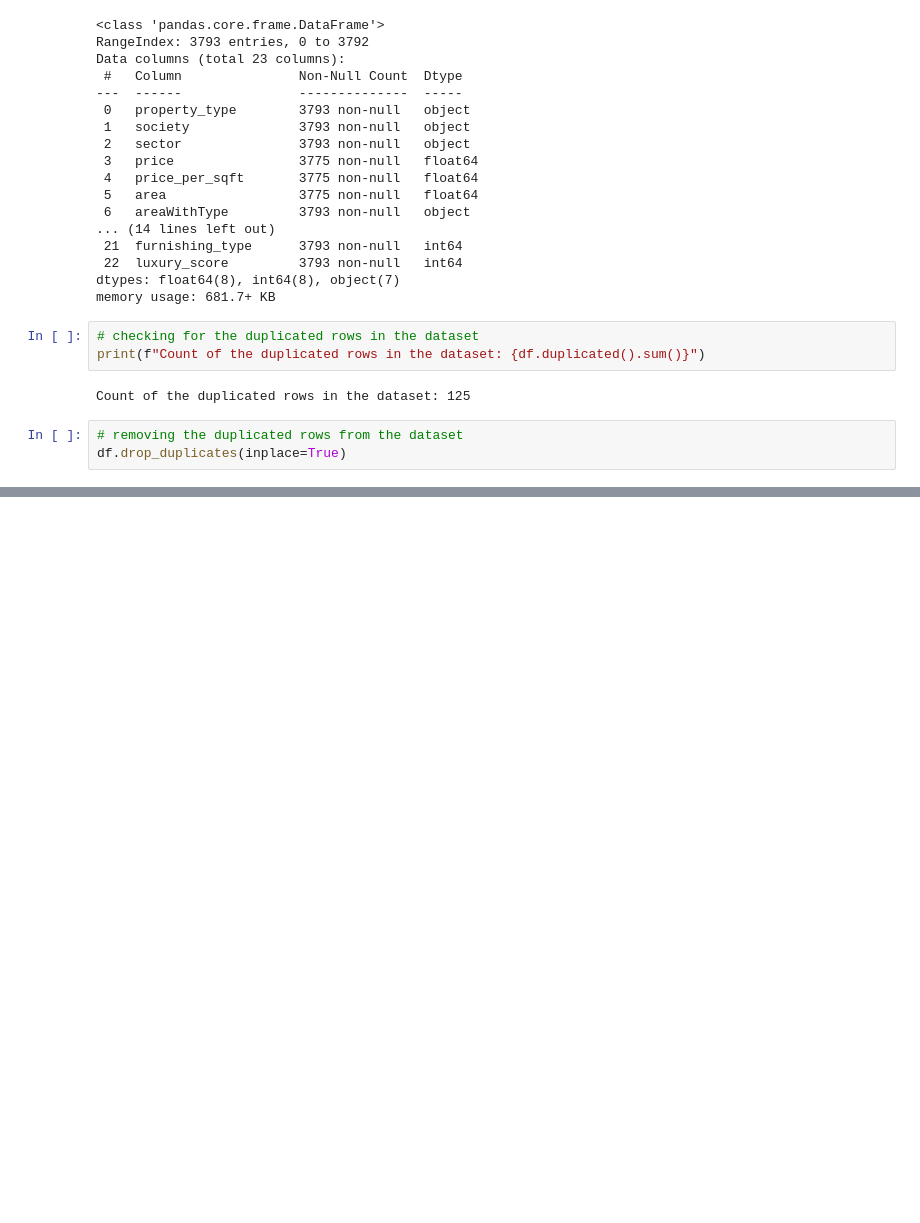
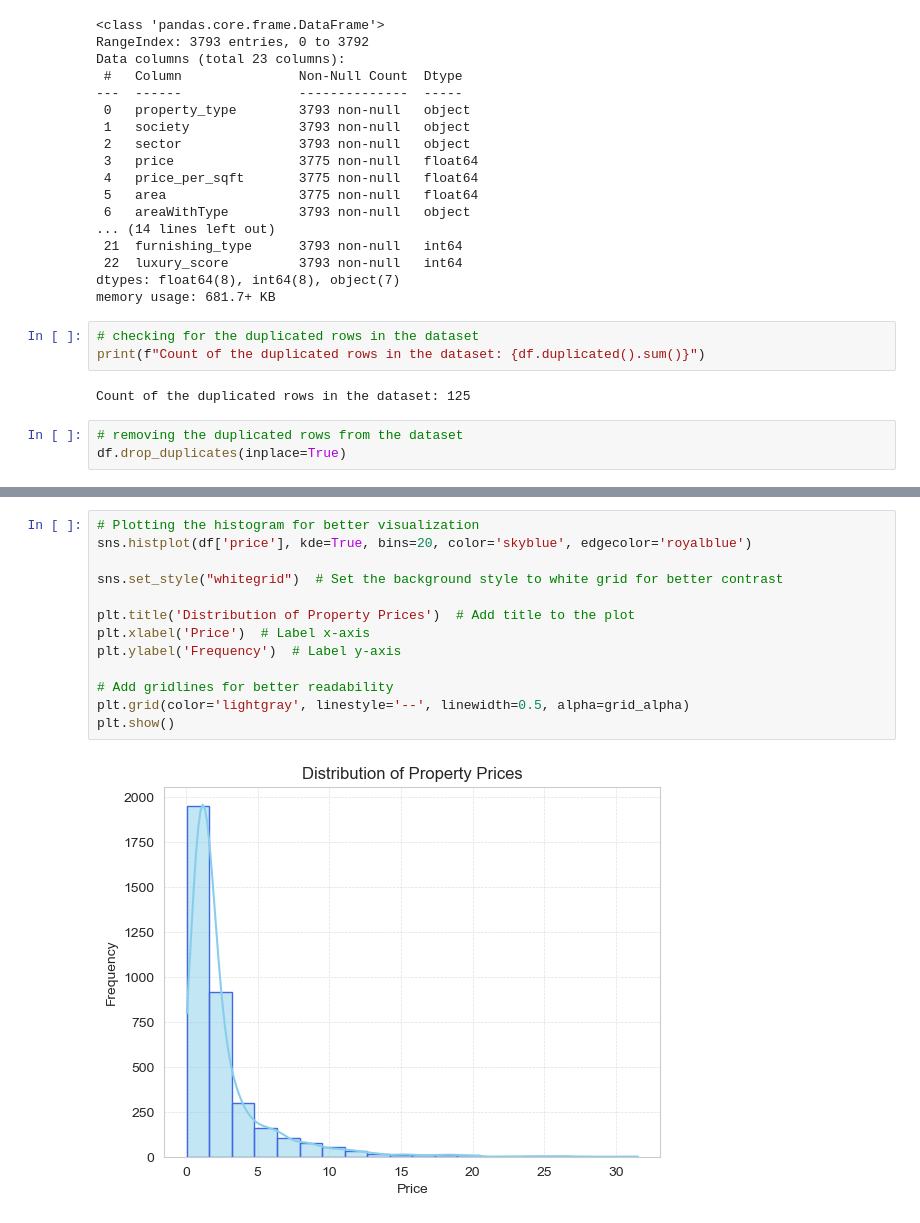
Before and after one commit to 07Sada/real-estate-property-price-predictor, a Jupyter notebook: notebooks/EDA-univariant_analysis_#05.ipynb, the cells around one changed output, grey strips where cells are left out. Drawn from its saved outputs; the diff is of its cells as text; blank space fills up the shorter version.

```diff
--- a/notebooks/EDA-univariant_analysis_#05.ipynb
+++ b/notebooks/EDA-univariant_analysis_#05.ipynb
@@ -80,0 +280,15 @@ Name: count, Length: 106, dtype: int64
+# %%
+# Plotting the histogram for better visualization
+sns.histplot(df['price'], kde=True, bins=20, color='skyblue', edgecolor='royalblue')
+
+sns.set_style("whitegrid")  # Set the background style to white grid for better contrast
+
+plt.title('Distribution of Property Prices')  # Add title to the plot
+plt.xlabel('Price')  # Label x-axis
+plt.ylabel('Frequency')  # Label y-axis
+
+# Add gridlines for better readability
+plt.grid(color='lightgray', linestyle='--', linewidth=0.5, alpha=grid_alpha)
+plt.show()
+# %% [output]
+[figure, added]
```
Also changed, not shown: parts of 25 cells of this notebook.
